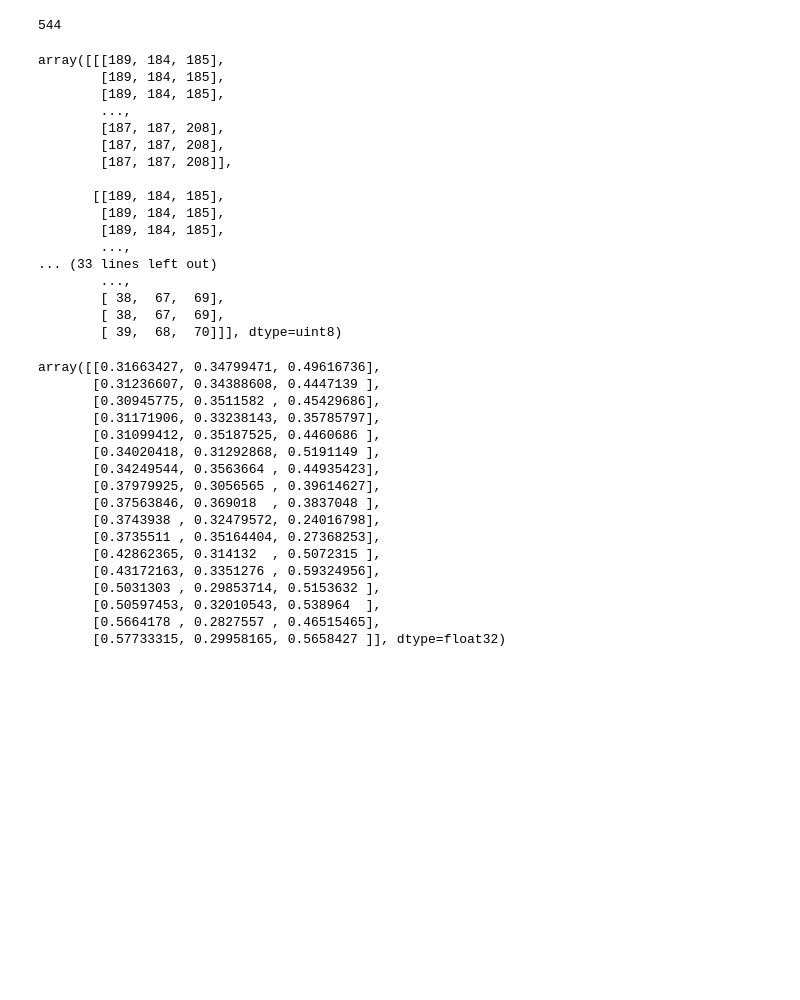
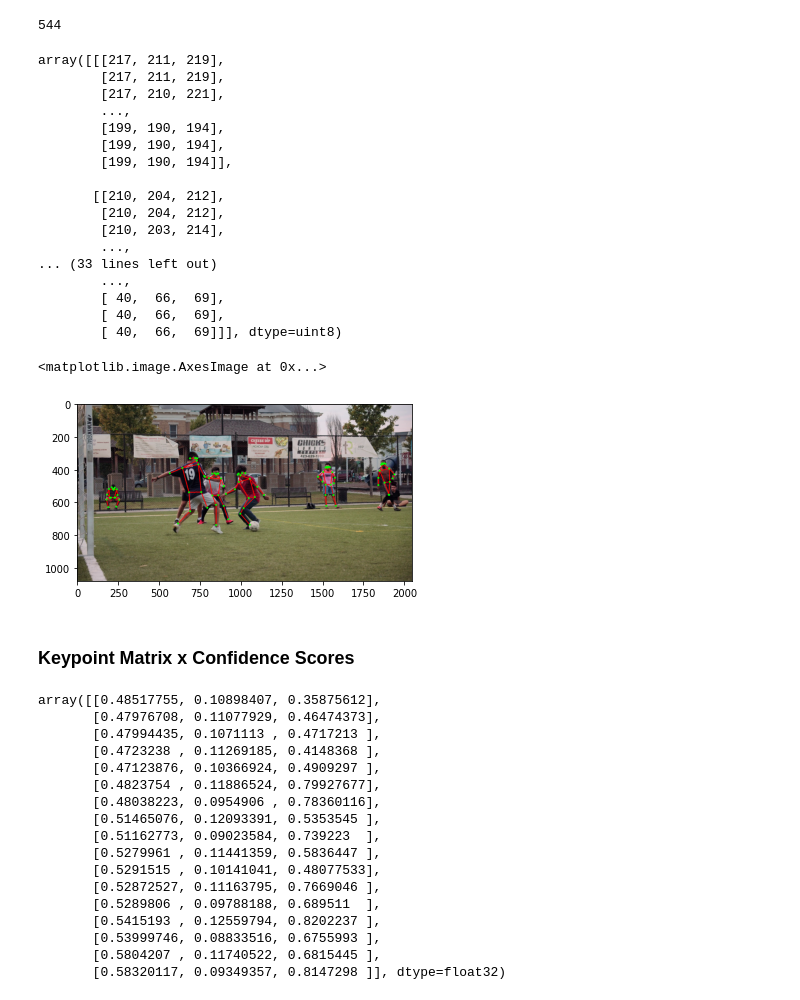
Before and after one commit to kunal-bhar/movenet-multipose, a Jupyter notebook: movenet-multipose.ipynb, the cells around one changed output. Saved outputs shown, nothing was run; the diff lists cells and outputs as text; code cells hidden in the pictures; blank space fills up the shorter version.

Commit message:
Removed fluff x updated workflow for Multipose-Detection

```diff
--- a/movenet-multipose.ipynb
+++ b/movenet-multipose.ipynb
@@ -32,14 +34,3 @@ for gpu in gpus:
 model= hub.load('https://tfhub.dev/google/movenet/multipose/lightning/1')
 # %%
 movenet= model.signatures['serving_default']
-# %%
-cap= cv2.VideoCapture(0)
-while cap.isOpened():
-  ret, frame= cap.read()
-  cv2.imshow('Movenet Multipose Window', frame)
-
-  if cv2.waitKey(10) & 0xFF==ord('q'):
-    break
-
-cap.release()
-cv2.destroyAllWindows()
@@ -104,40 +74,47 @@ cv2.destroyAllWindows()
 # %%
 frame
 # %% [output]
-array([[[189, 184, 185],
-        [189, 184, 185],
-        [189, 184, 185],
+array([[[217, 211, 219],
+        [217, 211, 219],
+        [217, 210, 221],
         ...,
-        [187, 187, 208],
-        [187, 187, 208],
-        [187, 187, 208]],
+        [199, 190, 194],
+        [199, 190, 194],
+        [199, 190, 194]],
 
-       [[189, 184, 185],
-        [189, 184, 185],
-        [189, 184, 185],
+       [[210, 204, 212],
+        [210, 204, 212],
+        [210, 203, 214],
         ...,
 ... (33 lines left out)
         ...,
-        [ 38,  67,  69],
-        [ 38,  67,  69],
-        [ 39,  68,  70]]], dtype=uint8)
+        [ 40,  66,  69],
+        [ 40,  66,  69],
+        [ 40,  66,  69]]], dtype=uint8)
+# %%
+plt.imshow(cv2.cvtColor(frame, cv2.COLOR_BGR2RGB))
+# %% [output]
+<matplotlib.image.AxesImage at 0x...>
+[figure, added]
+# %% [markdown]
+### Keypoint Matrix x Confidence Scores
 # %%
 keypoints_and_scores[0]
 # %% [output]
-array([[0.31663427, 0.34799471, 0.49616736],
-       [0.31236607, 0.34388608, 0.4447139 ],
-       [0.30945775, 0.3511582 , 0.45429686],
-       [0.31171906, 0.33238143, 0.35785797],
-       [0.31099412, 0.35187525, 0.4460686 ],
-       [0.34020418, 0.31292868, 0.5191149 ],
-       [0.34249544, 0.3563664 , 0.44935423],
-       [0.37979925, 0.3056565 , 0.39614627],
-       [0.37563846, 0.369018  , 0.3837048 ],
-       [0.3743938 , 0.32479572, 0.24016798],
-       [0.3735511 , 0.35164404, 0.27368253],
-       [0.42862365, 0.314132  , 0.5072315 ],
-       [0.43172163, 0.3351276 , 0.59324956],
-       [0.5031303 , 0.29853714, 0.5153632 ],
-       [0.50597453, 0.32010543, 0.538964  ],
-       [0.5664178 , 0.2827557 , 0.46515465],
-       [0.57733315, 0.29958165, 0.5658427 ]], dtype=float32)
+array([[0.48517755, 0.10898407, 0.35875612],
+       [0.47976708, 0.11077929, 0.46474373],
+       [0.47994435, 0.1071113 , 0.4717213 ],
+       [0.4723238 , 0.11269185, 0.4148368 ],
+       [0.47123876, 0.10366924, 0.4909297 ],
+       [0.4823754 , 0.11886524, 0.79927677],
+       [0.48038223, 0.0954906 , 0.78360116],
+       [0.51465076, 0.12093391, 0.5353545 ],
+       [0.51162773, 0.09023584, 0.739223  ],
+       [0.5279961 , 0.11441359, 0.5836447 ],
+       [0.5291515 , 0.10141041, 0.48077533],
+       [0.52872527, 0.11163795, 0.7669046 ],
+       [0.5289806 , 0.09788188, 0.689511  ],
+       [0.5415193 , 0.12559794, 0.8202237 ],
+       [0.53999746, 0.08833516, 0.6755993 ],
+       [0.5804207 , 0.11740522, 0.6815445 ],
+       [0.58320117, 0.09349357, 0.8147298 ]], dtype=float32)
```
Also changed, not shown: parts of 11 cells of this notebook.
